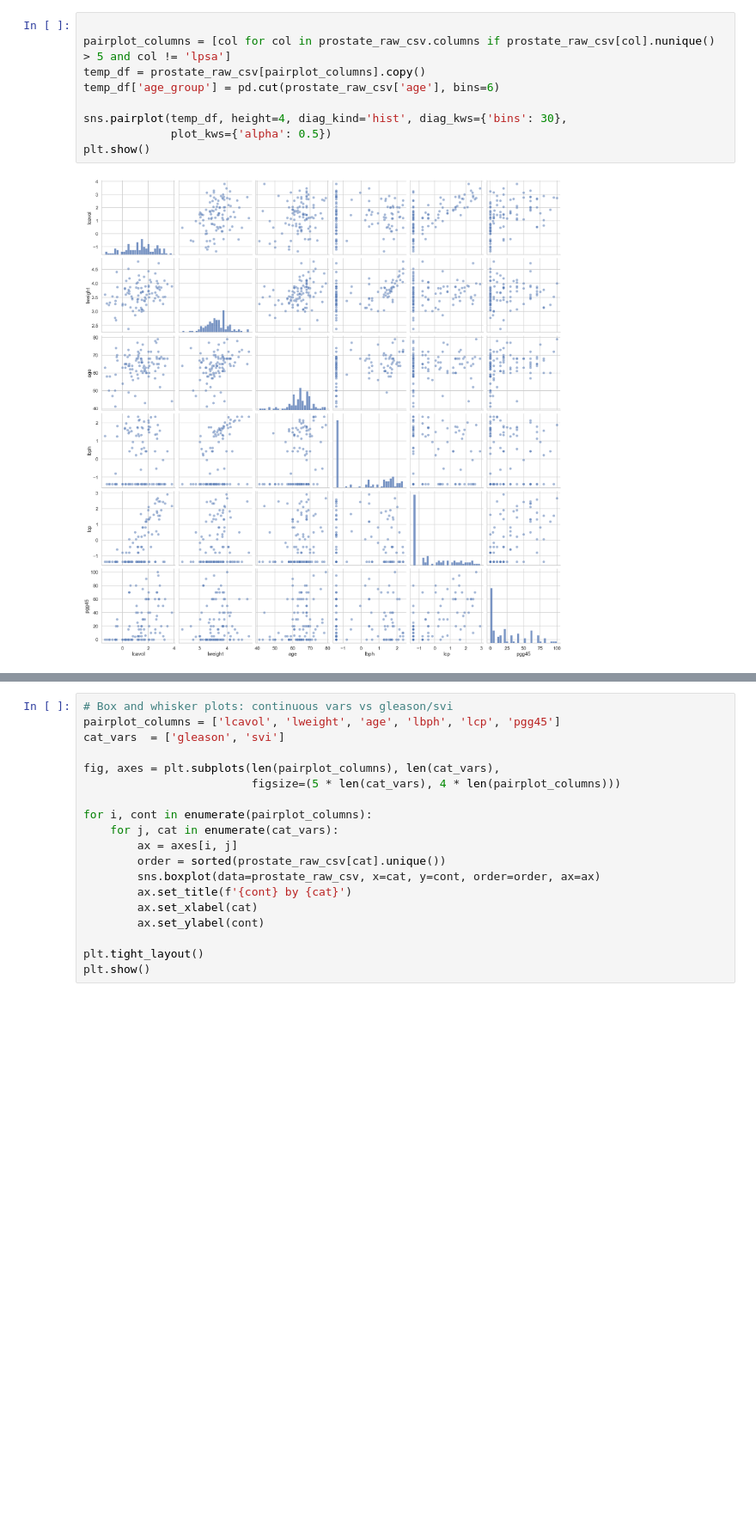
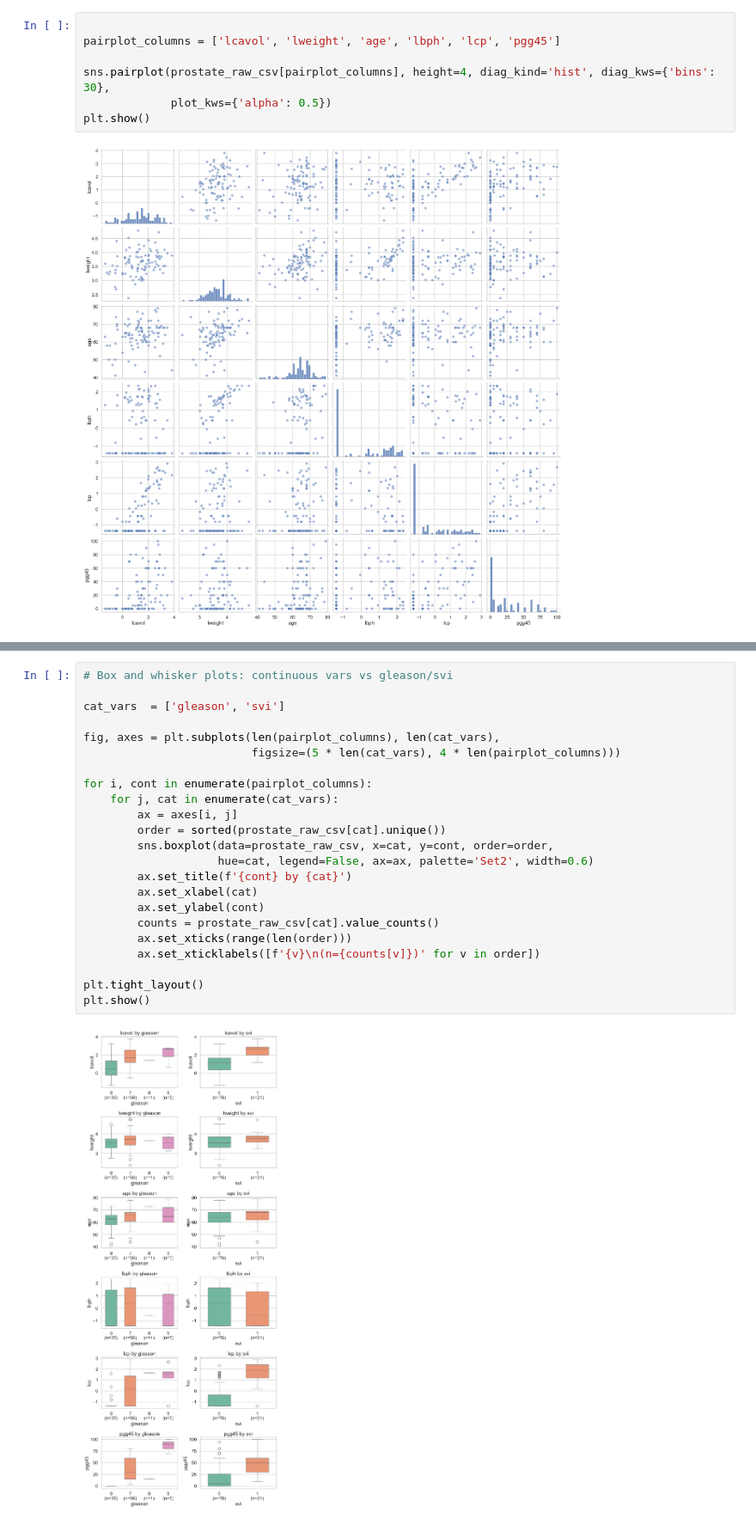
Before and after one commit to mayarubenstein/Statistical-Learning, a Jupyter notebook: eda_assignment.ipynb, the cells around one changed output, grey strips where cells are left out. Shown at 86% size. Cells and saved outputs as stored; diff of their text form; blank space fills up the shorter version.

```diff
--- a/eda_assignment.ipynb
+++ b/eda_assignment.ipynb
@@ -442,10 +446,8 @@ There are no outliers! We now move on to exploring the dependency between explan
 # %%
 
-pairplot_columns = [col for col in prostate_raw_csv.columns if prostate_raw_csv[col].nunique() > 5 and col != 'lpsa']
-temp_df = prostate_raw_csv[pairplot_columns].copy()
-temp_df['age_group'] = pd.cut(prostate_raw_csv['age'], bins=6)
+pairplot_columns = ['lcavol', 'lweight', 'age', 'lbph', 'lcp', 'pgg45']
 
-sns.pairplot(temp_df, height=4, diag_kind='hist', diag_kws={'bins': 30},
+sns.pairplot(prostate_raw_csv[pairplot_columns], height=4, diag_kind='hist', diag_kws={'bins': 30},
              plot_kws={'alpha': 0.5})
 plt.show()
 # %% [output]
@@ -459,20 +462,26 @@ but running a regression and calculating the $R^2$ is neccasry to rigorously con
 We proceed to using bar-and-whisker plots to visualize the relationship between the explanatory variables that have a wider spectrum of values -- and those therefore closer to continuous, even if $\texttt{int}$'s, and those we treat as categorical variables.
 # %%
 # Box and whisker plots: continuous vars vs gleason/svi
-pairplot_columns = ['lcavol', 'lweight', 'age', 'lbph', 'lcp', 'pgg45']
+
 cat_vars  = ['gleason', 'svi']
 
 fig, axes = plt.subplots(len(pairplot_columns), len(cat_vars),
                          figsize=(5 * len(cat_vars), 4 * len(pairplot_columns)))
 
 for i, cont in enumerate(pairplot_columns):
     for j, cat in enumerate(cat_vars):
         ax = axes[i, j]
         order = sorted(prostate_raw_csv[cat].unique())
-        sns.boxplot(data=prostate_raw_csv, x=cat, y=cont, order=order, ax=ax)
+        sns.boxplot(data=prostate_raw_csv, x=cat, y=cont, order=order,
+                    hue=cat, legend=False, ax=ax, palette='Set2', width=0.6)
         ax.set_title(f'{cont} by {cat}')
         ax.set_xlabel(cat)
         ax.set_ylabel(cont)
+        counts = prostate_raw_csv[cat].value_counts()
+        ax.set_xticks(range(len(order)))
+        ax.set_xticklabels([f'{v}\n(n={counts[v]})' for v in order])
 
 plt.tight_layout()
 plt.show()
+# %% [output]
+[figure, added]
```
Also changed, not shown: parts of 8 cells of this notebook.
